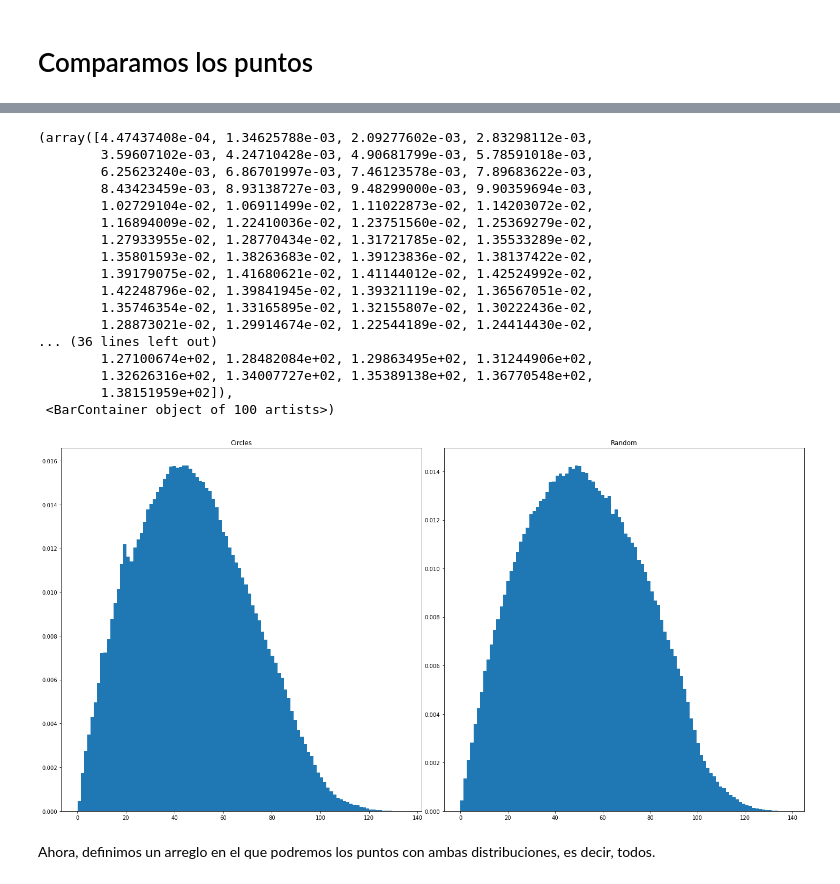
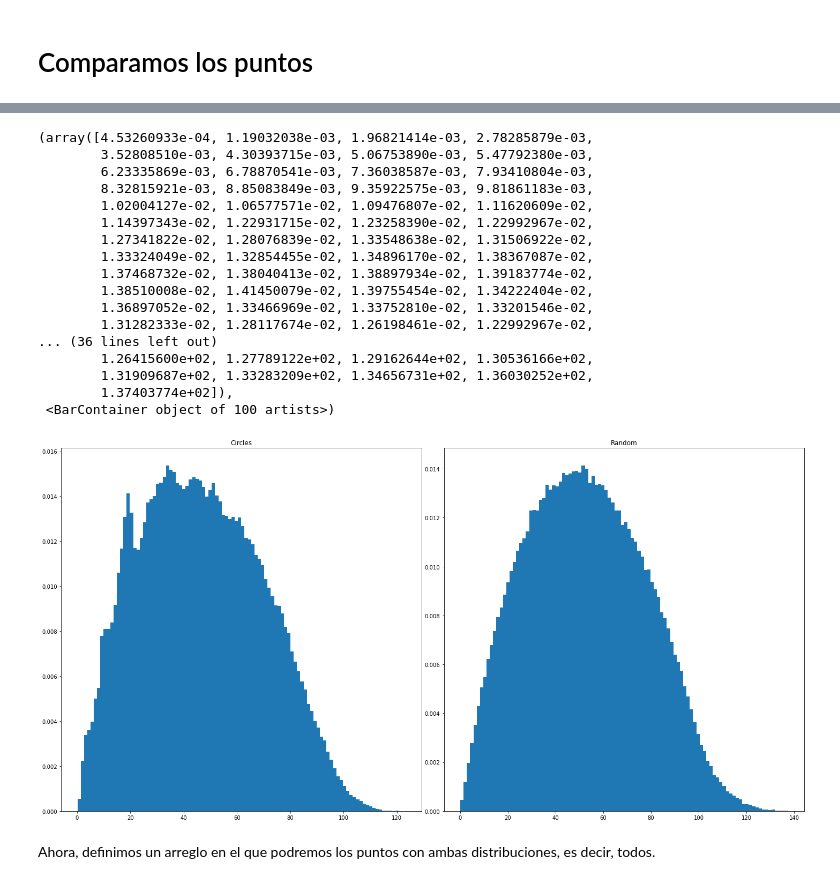
Before and after one commit to SamanthaRizo/F-sica_computacional_python, a Jupyter notebook: Funciones_de_correlación.ipynb, the cells around one changed output, grey strips where cells are left out. Drawn from its saved outputs; the diff is of its cells as text; code cells hidden in the pictures.

```diff
--- a/Funciones_de_correlación.ipynb
+++ b/Funciones_de_correlación.ipynb
@@ -75,13 +75,14 @@ for t in range(len(puntos)):
 ## Puntos en diferentes círculos aleatorios
 A continuación programamos una función a la cual le entregamos los siguientes datos: cantidad de circulos, puntos en los que dividiremos cada círculo, canidad de esos puntos que eligiremos de cada círculo, radio de los círculos, y rango de los centros. A partir de estos datos, nos entrega una 2 listas que son las coordenadas x, y las coordenadas y de cada punto que sigue la distribución de pertenecer a algún circulo con una perturbación del 10% del radio.
 # %%
-def Puntos_circulos(num, npoints,n,R,a_if,b_if):
+def Puntos_circulos(num, npoints,n,R,a_if,b_if,p):
     #donde num es numero de circulos
     #      npoints son los puntos en los que se dividirá cada círculo
     #      n son la cantidad de puntos que elegiremos de cada circulo
     #      R es el radio de los círculos
     #      a_if=[0,100] Rango de centros en x
     #      b_if=[0,100] Rango de centros en y
+    #      p es la perturbacion
     randProba = lambda a: a/sum(a)
     #Comenzamos a graficar
     plt.figure(figsize=(8,8))
@@ -101,7 +102,7 @@ def Puntos_circulos(num, npoints,n,R,a_if,b_if):
         #circunferencia
         puntos = np.linspace(0, 2*np.pi, npoints, endpoint=False)[np.random.choice(range(npoints), n, replace=False, p=randProba(np.random.random(npoints)))]
         for t in range(len(puntos)):
-            r = R + random.uniform(-R*0.1,R*0.1) #Pertubación 10% del radio
+            r = R + random.uniform(-R*p,R*p) #Pertubación 10% del radio
             x1 = a + r * np.cos(t)
             y1 = b + r * np.sin(t)
             #Como los centros de los círculos pueden estar en la orilla,
@@ -116,4 +117,5 @@ def Puntos_circulos(num, npoints,n,R,a_if,b_if):
         plt.ylim(b_if[0]-(R/2),b_if[1]+(R/2))
     return x_1, y_1
 # %%
-x_1,y_1 = Puntos_circulos(2,100,30,10,[0,100],[0,100])
+random.seed(0) #Tenemos números pseudoaleatorios, así que para obtener el mismo siempre lo sembramos
+x_1,y_1 = Puntos_circulos(30,100,30,10,[0,100],[0,100],0.1)
@@ -247,30 +252,30 @@ axes_cosmo[1].scatter(X2, Y2, color='b', lw=0.1)
 # %%
 fig_cosmo, axes_cosmo = plt.subplots(figsize=(20,10), nrows=1, ncols=2)
 plt.tight_layout()
 axes_cosmo[0].set_title('Circles')
-axes_cosmo[0].hist(distancias_bayes, density=True, bins=100, label="Data")
+axes_cosmo[0].hist(distancias_bayes, density=True, bins=100, label="Distancias")
 
 axes_cosmo[1].set_title('Random')
-axes_cosmo[1].hist(distancias_random_uniform, density=True, bins=100, label="Data")
+axes_cosmo[1].hist(distancias_random_uniform, density=True, bins=100, label="Distancias")
 # %% [output]
-(array([4.47437408e-04, 1.34625788e-03, 2.09277602e-03, 2.83298112e-03,
-        3.59607102e-03, 4.24710428e-03, 4.90681799e-03, 5.78591018e-03,
-        6.25623240e-03, 6.86701997e-03, 7.46123578e-03, 7.89683622e-03,
-        8.43423459e-03, 8.93138727e-03, 9.48299000e-03, 9.90359694e-03,
-        1.02729104e-02, 1.06911499e-02, 1.11022873e-02, 1.14203072e-02,
-        1.16894009e-02, 1.22410036e-02, 1.23751560e-02, 1.25369279e-02,
-        1.27933955e-02, 1.28770434e-02, 1.31721785e-02, 1.35533289e-02,
-        1.35801593e-02, 1.38263683e-02, 1.39123836e-02, 1.38137422e-02,
-        1.39179075e-02, 1.41680621e-02, 1.41144012e-02, 1.42524992e-02,
-        1.42248796e-02, 1.39841945e-02, 1.39321119e-02, 1.36567051e-02,
-        1.35746354e-02, 1.33165895e-02, 1.32155807e-02, 1.30222436e-02,
-        1.28873021e-02, 1.29914674e-02, 1.22544189e-02, 1.24414430e-02,
+(array([4.53260933e-04, 1.19032038e-03, 1.96821414e-03, 2.78285879e-03,
+        3.52808510e-03, 4.30393715e-03, 5.06753890e-03, 5.47792380e-03,
+        6.23335869e-03, 6.78870541e-03, 7.36038587e-03, 7.93410804e-03,
+        8.32815921e-03, 8.85083849e-03, 9.35922575e-03, 9.81861183e-03,
+        1.02004127e-02, 1.06577571e-02, 1.09476807e-02, 1.11620609e-02,
+        1.14397343e-02, 1.22931715e-02, 1.23258390e-02, 1.22992967e-02,
+        1.27341822e-02, 1.28076839e-02, 1.33548638e-02, 1.31506922e-02,
+        1.33324049e-02, 1.32854455e-02, 1.34896170e-02, 1.38367087e-02,
+        1.37468732e-02, 1.38040413e-02, 1.38897934e-02, 1.39183774e-02,
+        1.38510008e-02, 1.41450079e-02, 1.39755454e-02, 1.34222404e-02,
+        1.36897052e-02, 1.33466969e-02, 1.33752810e-02, 1.33201546e-02,
+        1.31282333e-02, 1.28117674e-02, 1.26198461e-02, 1.22992967e-02,
 ... (36 lines left out)
-        1.27100674e+02, 1.28482084e+02, 1.29863495e+02, 1.31244906e+02,
-        1.32626316e+02, 1.34007727e+02, 1.35389138e+02, 1.36770548e+02,
-        1.38151959e+02]),
+        1.26415600e+02, 1.27789122e+02, 1.29162644e+02, 1.30536166e+02,
+        1.31909687e+02, 1.33283209e+02, 1.34656731e+02, 1.36030252e+02,
+        1.37403774e+02]),
  <BarContainer object of 100 artists>)
-[figure, old version]
+[figure, new version]
 # %% [markdown]
 Ahora, definimos un arreglo en el que podremos los puntos con ambas distribuciones, es decir, todos.
 # %%
```
Also changed, not shown: parts of 49 cells of this notebook.
